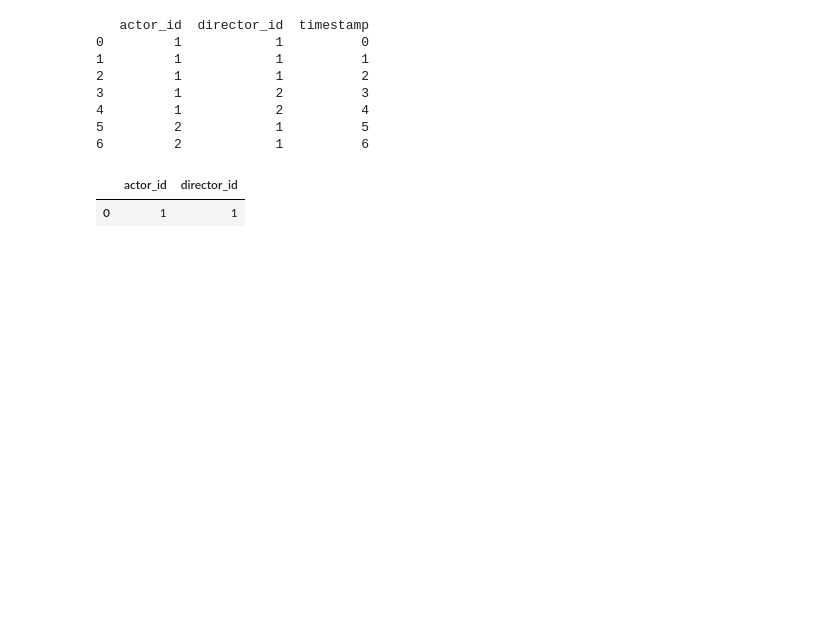
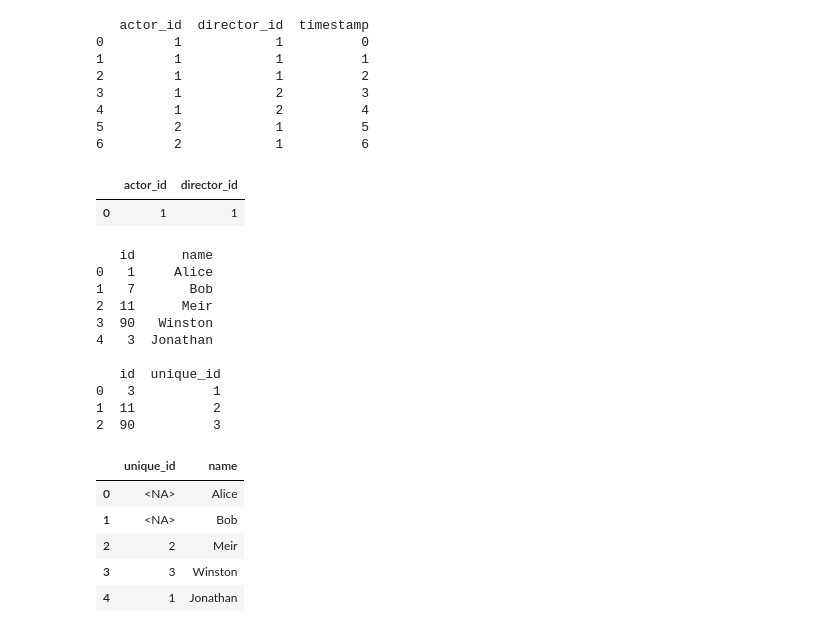
Before and after one commit to juancarvajal-hub/30-days-panda, a Jupyter notebook: 30_days-of_panda.ipynb, the cells around one changed output. Drawn from its saved outputs; the diff is of its cells as text; code cells hidden in the pictures; blank space fills up the shorter version.

```diff
--- a/30_days-of_panda.ipynb
+++ b/30_days-of_panda.ipynb
@@ -1000,3 +1000,51 @@ actors_and_directors(actor_director)
 6         2            1          6
 |  | actor_id | director_id |
 | 0 | 1 | 1 |
+# %%
+# vigésimo quinto ejercico de pandas
+#  Replace Employee ID With The Unique Identifier
+
+# Write a solution to show the unique ID of each user,
+#  If a user does not have a unique ID replace just show null.
+
+import pandas as pd
+
+Employees = pd.DataFrame({
+    "id": [1, 7, 11, 90, 3],
+    "name": ["Alice", "Bob", "Meir", "Winston", "Jonathan"]
+})
+
+EmployeeUNI = pd.DataFrame({
+    "id": [3, 11, 90],
+    "unique_id": [1, 2, 3]
+})
+
+print(Employees)
+print()
+print(EmployeeUNI)
+
+def replace_employee_id(employees: pd.DataFrame, employee_uni: pd.DataFrame) -> pd.DataFrame:
+    bd = pd.merge(Employees,EmployeeUNI,how="left",left_on="id",right_on="id")\
+        [["unique_id","name"]]
+    bd["unique_id"] = bd["unique_id"].astype("Int64")
+    return bd
+
+replace_employee_id(Employees,EmployeeUNI)
+# %% [output]
+   id      name
+0   1     Alice
+1   7       Bob
+2  11      Meir
+3  90   Winston
+4   3  Jonathan
+
+   id  unique_id
+0   3          1
+1  11          2
+2  90          3
+|  | unique_id | name |
+| 0 | <NA> | Alice |
+| 1 | <NA> | Bob |
+| 2 | 2 | Meir |
+| 3 | 3 | Winston |
+| 4 | 1 | Jonathan |
```
